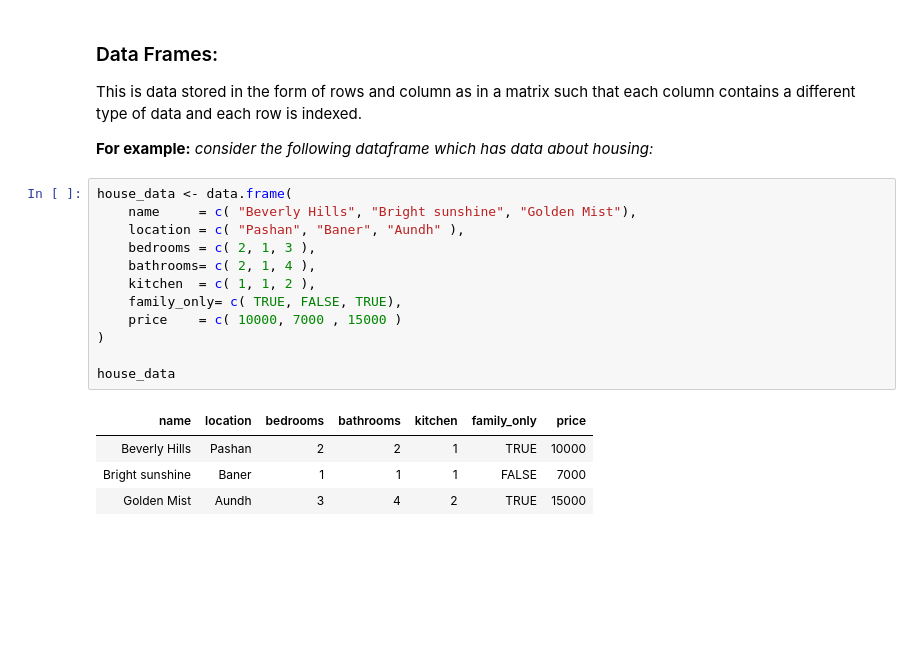
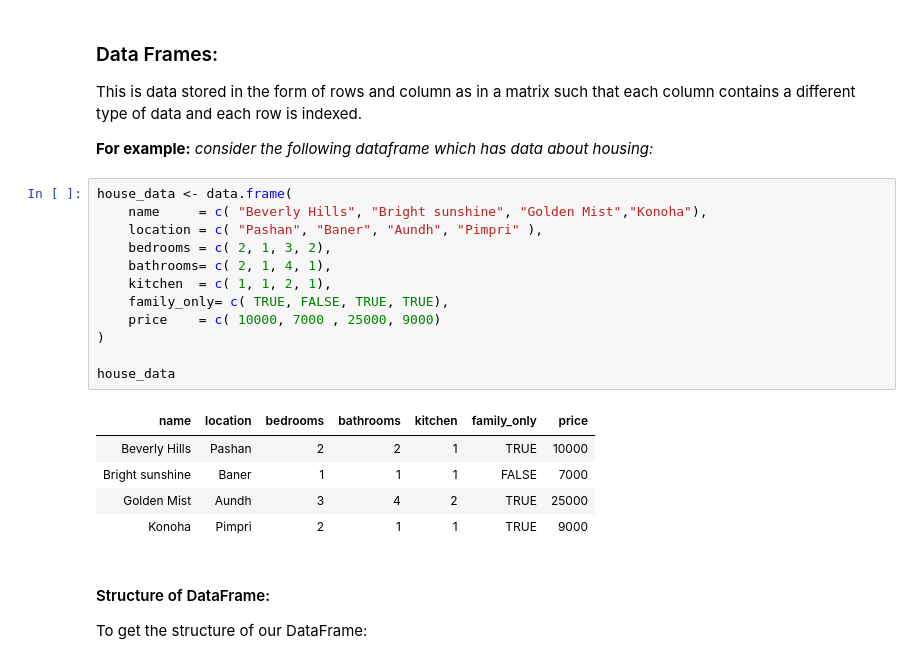
Before and after one commit to Zain-Saiyed/R-Programming, a Jupyter notebook: Introduction to R programming.ipynb, the cells around one changed output. Drawn from its saved outputs; the diff is of its cells as text; blank space fills up the shorter version.

```diff
--- a/Introduction to R programming.ipynb
+++ b/Introduction to R programming.ipynb
@@ -774,18 +1100,22 @@ This is data stored in the form of rows and column as in a matrix such that each
 **For example:** *consider the following dataframe which has data about housing:*
 # %%
 house_data <- data.frame(
-    name     = c( "Beverly Hills", "Bright sunshine", "Golden Mist"),
-    location = c( "Pashan", "Baner", "Aundh" ),
-    bedrooms = c( 2, 1, 3 ),
-    bathrooms= c( 2, 1, 4 ),
-    kitchen  = c( 1, 1, 2 ),
-    family_only= c( TRUE, FALSE, TRUE),
-    price    = c( 10000, 7000 , 15000 )
+    name     = c( "Beverly Hills", "Bright sunshine", "Golden Mist","Konoha"),
+    location = c( "Pashan", "Baner", "Aundh", "Pimpri" ),
+    bedrooms = c( 2, 1, 3, 2),
+    bathrooms= c( 2, 1, 4, 1),
+    kitchen  = c( 1, 1, 2, 1),
+    family_only= c( TRUE, FALSE, TRUE, TRUE),
+    price    = c( 10000, 7000 , 25000, 9000)
 )
 
 house_data
 # %% [output]
 | name | location | bedrooms | bathrooms | kitchen | family_only | price |
 | Beverly Hills | Pashan | 2 | 2 | 1 | TRUE | 10000 |
 | Bright sunshine | Baner | 1 | 1 | 1 | FALSE | 7000 |
-| Golden Mist | Aundh | 3 | 4 | 2 | TRUE | 15000 |
+| Golden Mist | Aundh | 3 | 4 | 2 | TRUE | 25000 |
+| Konoha | Pimpri | 2 | 1 | 1 | TRUE | 9000 |
+# %% [markdown]
+#### Structure of DataFrame:
+To get the structure of our DataFrame:
```
Also changed, not shown: parts of 53 cells of this notebook.
